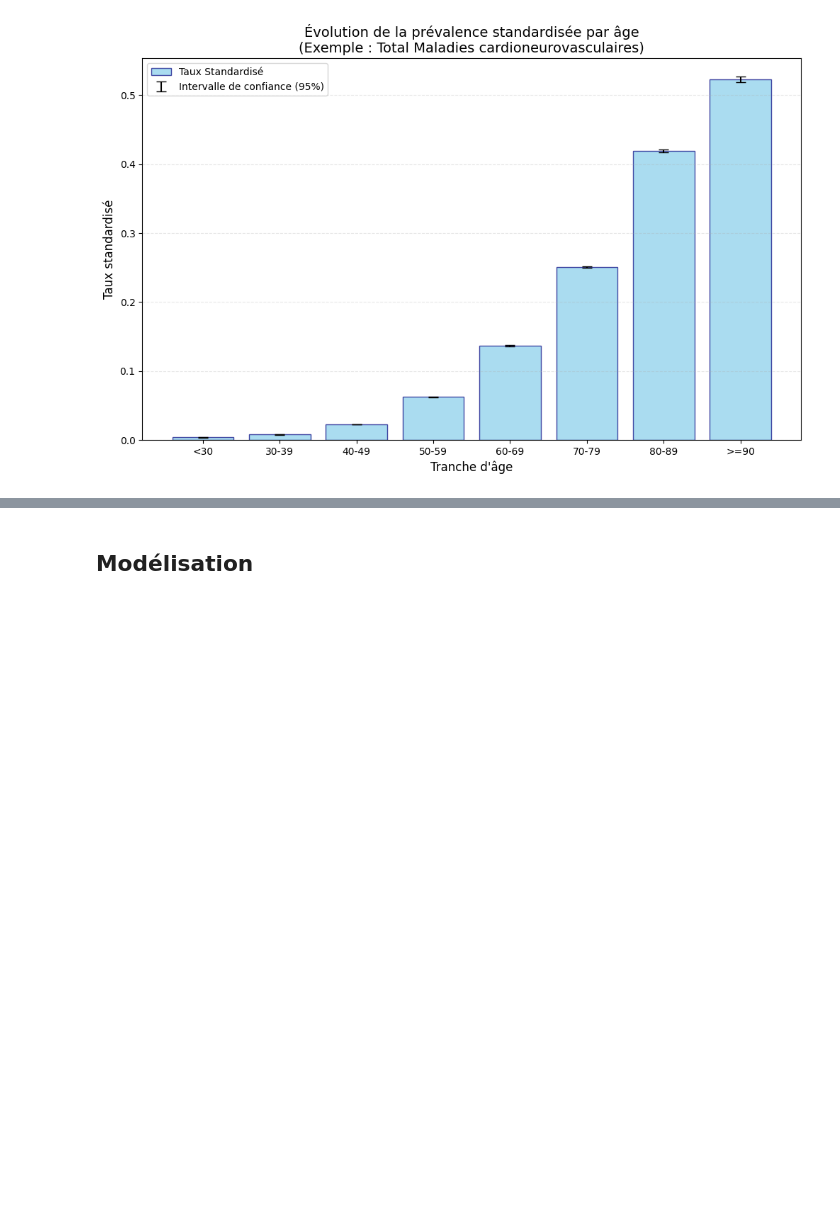
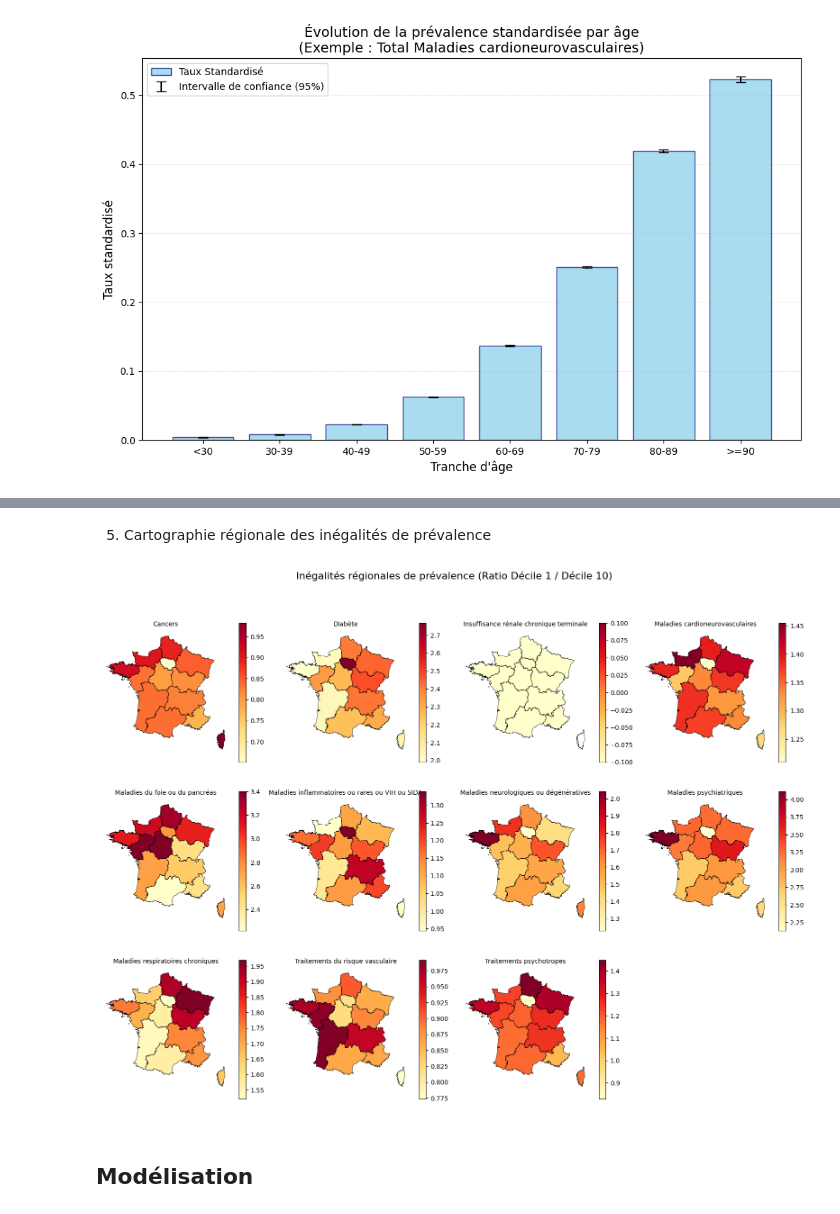
Before and after one commit to clemence-pinsard/projet_python_pour_datascience, a Jupyter notebook: projet.ipynb, the cells around one changed output, grey strips where cells are left out. Cells and saved outputs as stored; diff of their text form; code cells hidden in the pictures; blank space fills up the shorter version.

```diff
--- a/projet.ipynb
+++ b/projet.ipynb
@@ -299,2 +403,54 @@ plt.show()
+# %% [markdown]
+5. Cartographie régionale des inégalités de prévalence
+# %%
+import geopandas as gpd
+
+# Filtrage pour récupérer les données par région
+mask_reg = (df['varGroupage'] == 'FISC_NIVVIEM_E2015_S_moy_10') & \
+           (df['varPartition'] == 'FISC_REG_S') & \
+           (df['type'] == 'prevalence') & \
+           (df['I_cat'] == 1)
+
+df_reg = df[mask_reg].copy()
+
+# Pivot pour récupérer les valeurs des déciles 1 et 10 par région
+pivot_reg = df_reg.pivot_table(index=['valPartition', 'catLib'], columns='valGroupage', values='txStandDir')
+pivot_reg['ratio_D1_D10'] = pivot_reg['1'] / pivot_reg['10']
+pivot_reg = pivot_reg.reset_index()
+pivot_reg['valPartition'] = pivot_reg['valPartition'].astype(str)
+
+# Téléchargement d'un fond de carte allégé des régions françaises (GeoJSON)
+url_geojson = "https://raw.githubusercontent.com/gregoiredavid/france-geojson/master/regions.geojson"
+gdf_regions = gpd.read_file(url_geojson)
+
+# Jointure spatiale (code région INSEE)
+map_data = gdf_regions.merge(pivot_reg, left_on='code', right_on='valPartition', how='inner')
+
+# Tracé des sous-graphiques géographiques
+pathologies = map_data['catLib'].unique()
+n_cols = 4
+n_rows = (len(pathologies) + n_cols - 1) // n_cols
+
+fig, axes = plt.subplots(n_rows, n_cols, figsize=(16, 4 * n_rows))
+axes = axes.flatten()
+
+for i, patho in enumerate(pathologies):
+    ax = axes[i]
+    data_patho = map_data[map_data['catLib'] == patho]
+    data_patho.plot(column='ratio_D1_D10', ax=ax, legend=True,
+                    cmap='YlOrRd', edgecolor='black', linewidth=0.5,
+                    legend_kwds={'shrink': 0.8})
+    ax.set_title(patho, fontsize=10)
+    ax.axis('off')
+
+# Masquer les axes vides
+for j in range(i + 1, len(axes)):
+    axes[j].axis('off')
+
+plt.suptitle("Inégalités régionales de prévalence (Ratio Décile 1 / Décile 10)", fontsize=16, y=1.02)
+plt.tight_layout()
+plt.show()
+# %% [output]
+[figure, added]
 # %% [markdown]
 ## Modélisation
```
Also changed, not shown: parts of 8 cells of this notebook.
